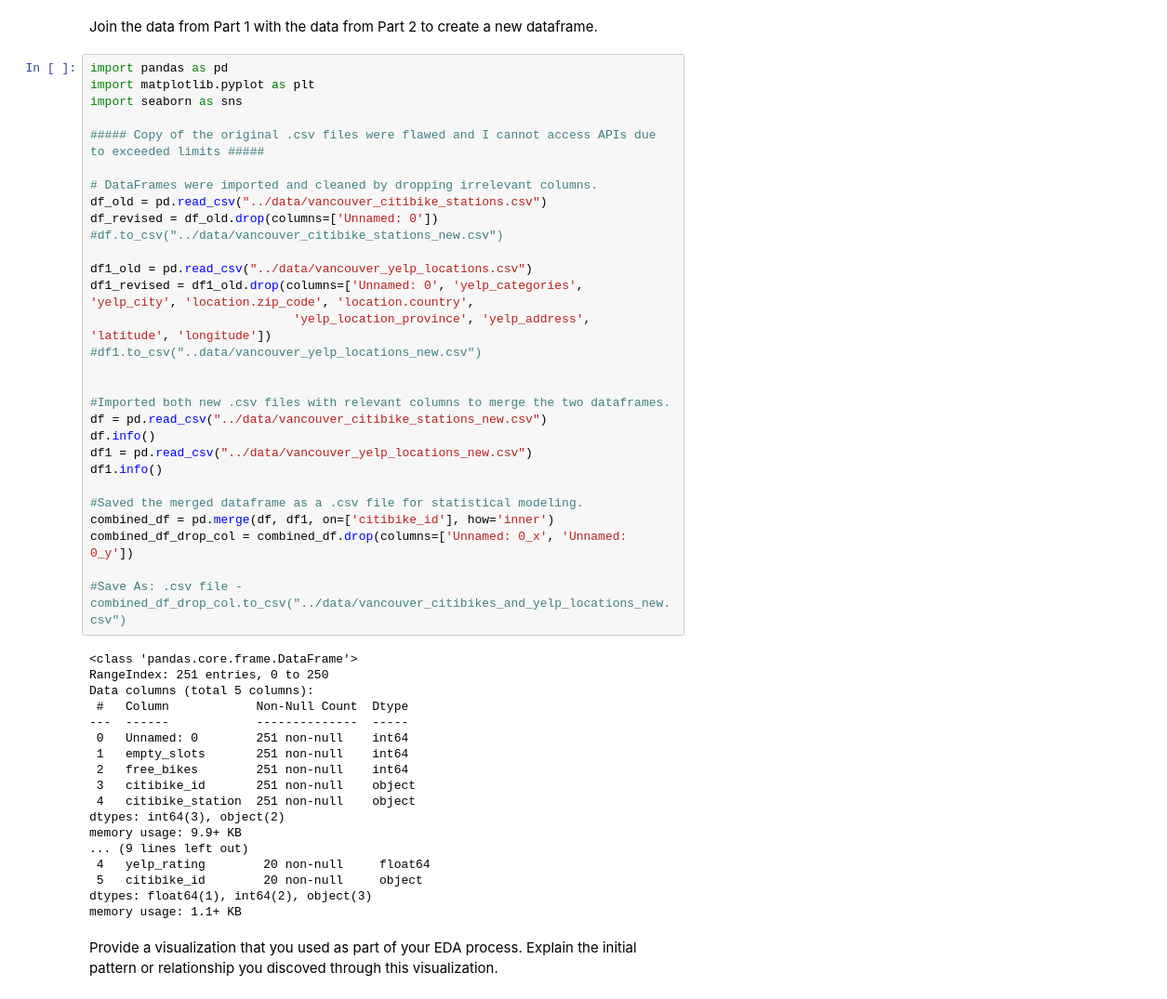
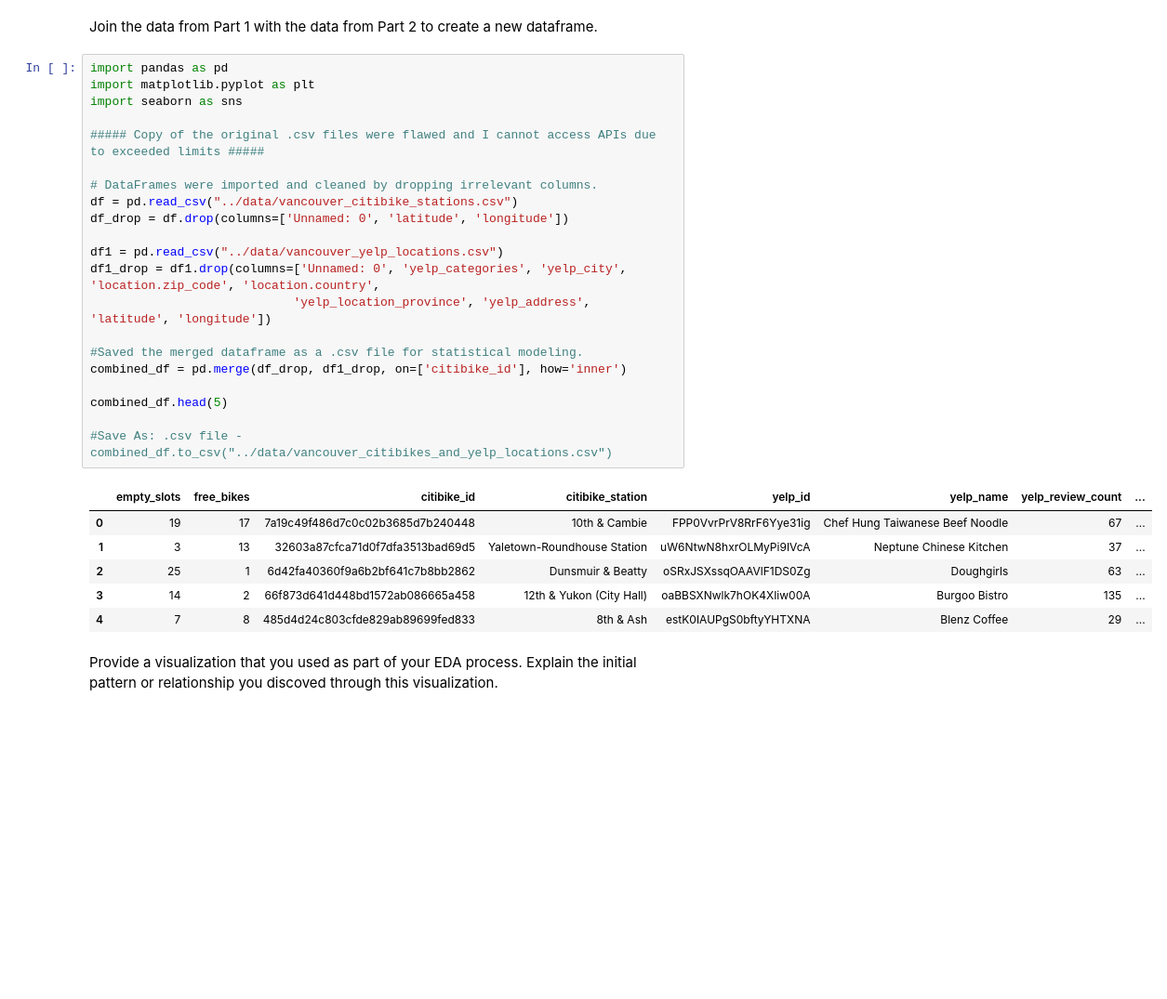
Before and after one commit to adrianyau/Python-Statistical-Modeling, a Jupyter notebook: notebooks/joining_data.ipynb, the cells around one changed output. Shown: that part at 93% size. Saved outputs shown, nothing was run; the diff lists cells and outputs as text; blank space fills up the shorter version.

```diff
--- a/notebooks/joining_data.ipynb
+++ b/notebooks/joining_data.ipynb
@@ -3,50 +3,31 @@ Join the data from Part 1 with the data from Part 2 to create a new dataframe.
 # %%
 import pandas as pd
 import matplotlib.pyplot as plt
 import seaborn as sns
 
 ##### Copy of the original .csv files were flawed and I cannot access APIs due to exceeded limits #####
 
 # DataFrames were imported and cleaned by dropping irrelevant columns.
-df_old = pd.read_csv("../data/vancouver_citibike_stations.csv")
-df_revised = df_old.drop(columns=['Unnamed: 0'])
-#df.to_csv("../data/vancouver_citibike_stations_new.csv")
+df = pd.read_csv("../data/vancouver_citibike_stations.csv")
+df_drop = df.drop(columns=['Unnamed: 0', 'latitude', 'longitude'])
 
-df1_old = pd.read_csv("../data/vancouver_yelp_locations.csv")
-df1_revised = df1_old.drop(columns=['Unnamed: 0', 'yelp_categories', 'yelp_city', 'location.zip_code', 'location.country',
+df1 = pd.read_csv("../data/vancouver_yelp_locations.csv")
+df1_drop = df1.drop(columns=['Unnamed: 0', 'yelp_categories', 'yelp_city', 'location.zip_code', 'location.country',
                             'yelp_location_province', 'yelp_address', 'latitude', 'longitude'])
-#df1.to_csv("..data/vancouver_yelp_locations_new.csv")
-
-
-#Imported both new .csv files with relevant columns to merge the two dataframes.
-df = pd.read_csv("../data/vancouver_citibike_stations_new.csv")
-df.info()
-df1 = pd.read_csv("../data/vancouver_yelp_locations_new.csv")
-df1.info()
 
 #Saved the merged dataframe as a .csv file for statistical modeling.
-combined_df = pd.merge(df, df1, on=['citibike_id'], how='inner')
-combined_df_drop_col = combined_df.drop(columns=['Unnamed: 0_x', 'Unnamed: 0_y'])
+combined_df = pd.merge(df_drop, df1_drop, on=['citibike_id'], how='inner')
 
-#Save As: .csv file - combined_df_drop_col.to_csv("../data/vancouver_citibikes_and_yelp_locations_new.csv")
+combined_df.head(5)
+
+#Save As: .csv file - combined_df.to_csv("../data/vancouver_citibikes_and_yelp_locations.csv")
 # %% [output]
-<class 'pandas.core.frame.DataFrame'>
-RangeIndex: 251 entries, 0 to 250
-Data columns (total 5 columns):
- #   Column            Non-Null Count  Dtype
----  ------            --------------  -----
- 0   Unnamed: 0        251 non-null    int64
- 1   empty_slots       251 non-null    int64
- 2   free_bikes        251 non-null    int64
- 3   citibike_id       251 non-null    object
- 4   citibike_station  251 non-null    object
-dtypes: int64(3), object(2)
-memory usage: 9.9+ KB
-... (9 lines left out)
- 4   yelp_rating        20 non-null     float64
- 5   citibike_id        20 non-null     object
-dtypes: float64(1), int64(2), object(3)
-memory usage: 1.1+ KB
+|  | empty_slots | free_bikes | citibike_id | citibike_station | yelp_id | yelp_name | yelp_review_count | ... |
+| 0 | 19 | 17 | 7a19c49f486d7c0c02b3685d7b240448 | 10th & Cambie | FPP0VvrPrV8RrF6Yye31ig | Chef Hung Taiwanese Beef Noodle | 67 | ... |
+| 1 | 3 | 13 | 32603a87cfca71d0f7dfa3513bad69d5 | Yaletown-Roundhouse Station | uW6NtwN8hxrOLMyPi9IVcA | Neptune Chinese Kitchen | 37 | ... |
+| 2 | 25 | 1 | 6d42fa40360f9a6b2bf641c7b8bb2862 | Dunsmuir & Beatty | oSRxJSXssqOAAVlF1DS0Zg | Doughgirls | 63 | ... |
+| 3 | 14 | 2 | 66f873d641d448bd1572ab086665a458 | 12th & Yukon (City Hall) | oaBBSXNwlk7hOK4XIiw00A | Burgoo Bistro | 135 | ... |
+| 4 | 7 | 8 | 485d4d24c803cfde829ab89699fed833 | 8th & Ash | estK0IAUPgS0bftyYHTXNA | Blenz Coffee | 29 | ... |
 # %% [markdown]
 Provide a visualization that you used as part of your EDA process. Explain the initial pattern or relationship you discoved through this visualization.
 # %%
```
Also changed, not shown: parts of 1 cell of this notebook, 2 other files.
